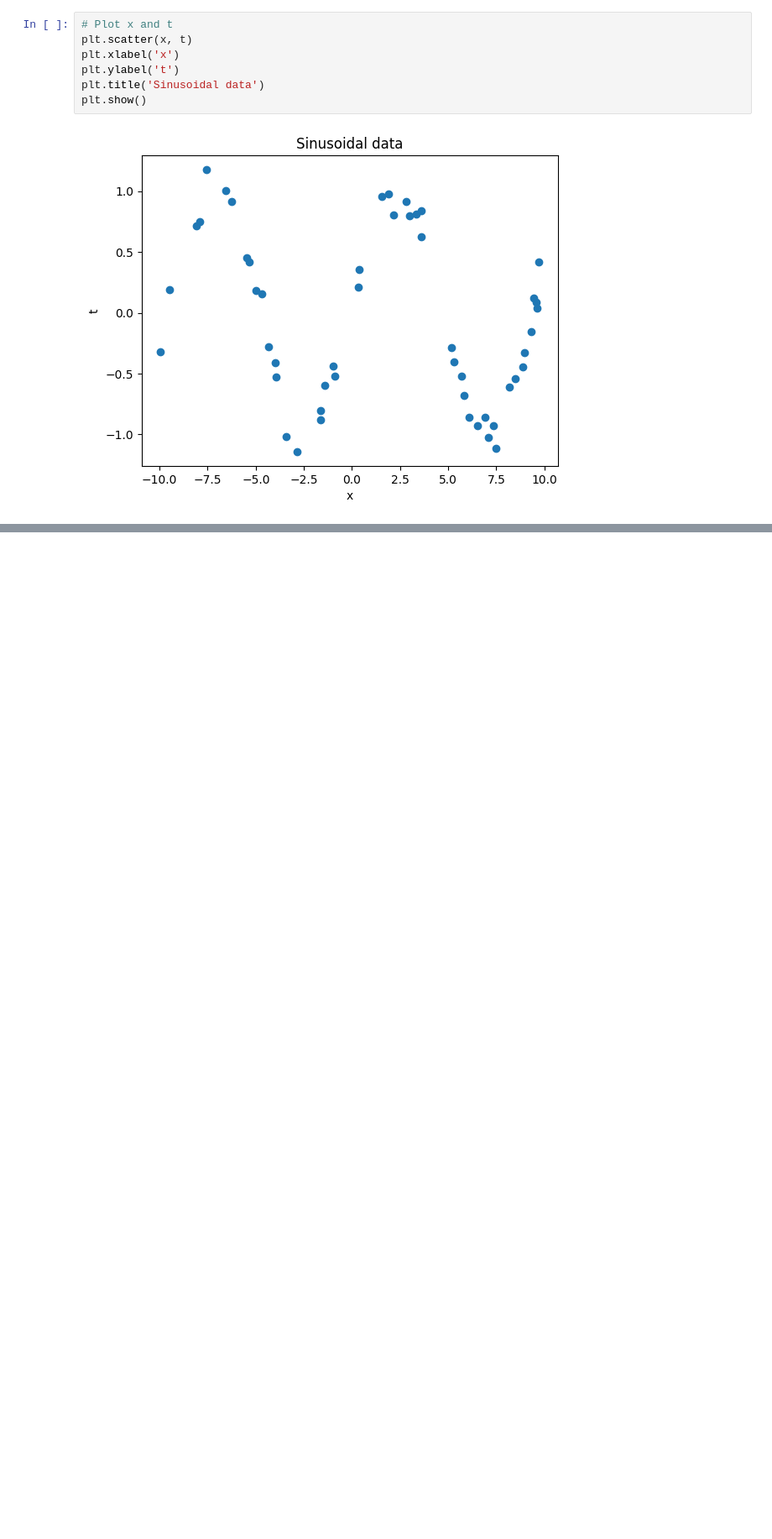
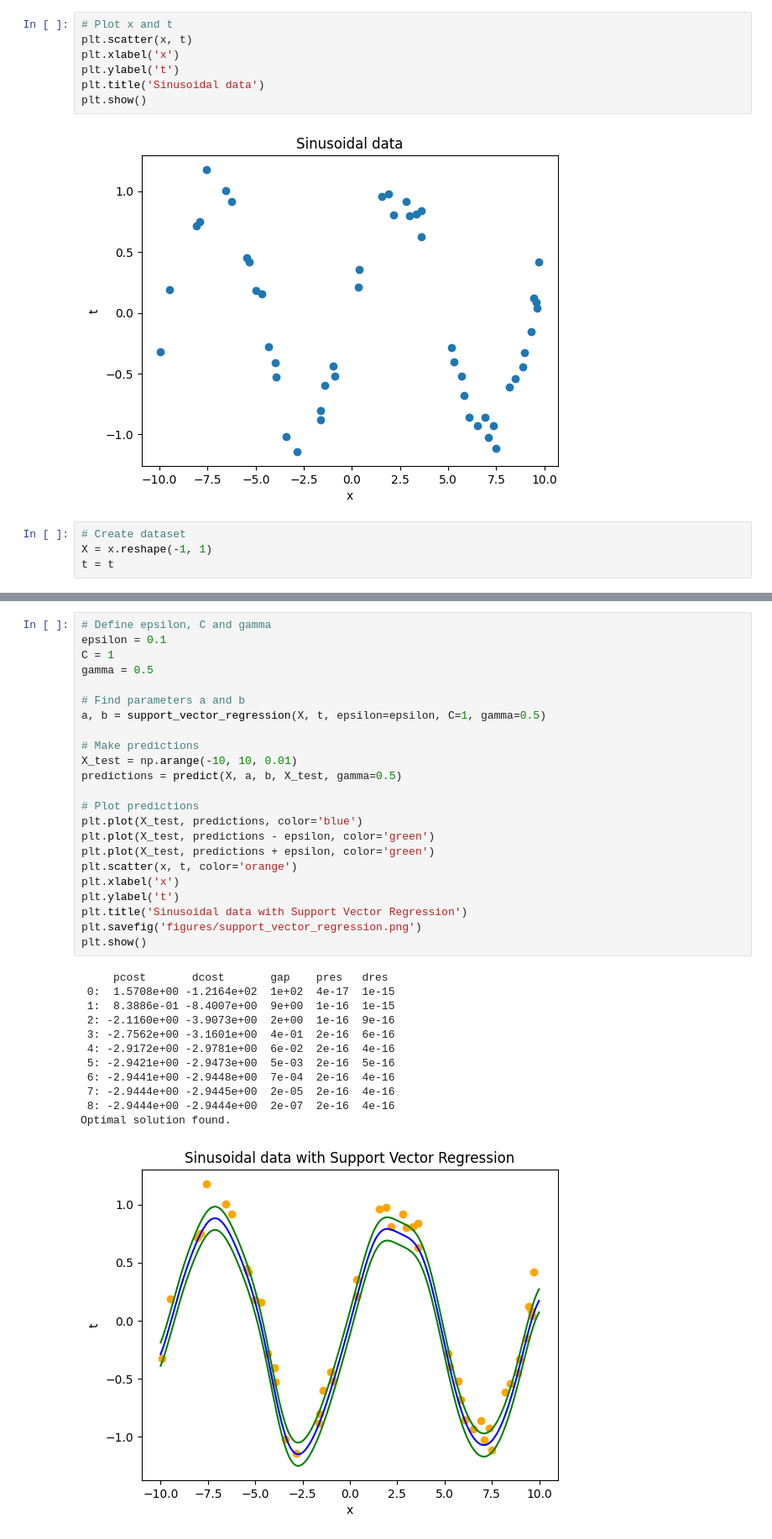
Before and after one commit to SonPhatTranDeveloper/support-vector-regression, a Jupyter notebook: support_vector_regression.ipynb, the cells around one changed output, grey strips where cells are left out. Shown at 84% size. Drawn from its saved outputs; the diff is of its cells as text; blank space fills up the shorter version.

```diff
--- a/support_vector_regression.ipynb
+++ b/support_vector_regression.ipynb
@@ -24,3 +26,7 @@ plt.title('Sinusoidal data')
 plt.show()
 # %% [output]
 [figure]
+# %%
+# Create dataset
+X = x.reshape(-1, 1)
+t = t
@@ -26,0 +114,36 @@ plt.show()
+# %%
+# Define epsilon, C and gamma
+epsilon = 0.1
+C = 1
+gamma = 0.5
+
+# Find parameters a and b
+a, b = support_vector_regression(X, t, epsilon=epsilon, C=1, gamma=0.5)
+
+# Make predictions
+X_test = np.arange(-10, 10, 0.01)
+predictions = predict(X, a, b, X_test, gamma=0.5)
+
+# Plot predictions
+plt.plot(X_test, predictions, color='blue')
+plt.plot(X_test, predictions - epsilon, color='green')
+plt.plot(X_test, predictions + epsilon, color='green')
+plt.scatter(x, t, color='orange')
+plt.xlabel('x')
+plt.ylabel('t')
+plt.title('Sinusoidal data with Support Vector Regression')
+plt.savefig('figures/support_vector_regression.png')
+plt.show()
+# %% [output]
+     pcost       dcost       gap    pres   dres
+ 0:  1.5708e+00 -1.2164e+02  1e+02  4e-17  1e-15
+ 1:  8.3886e-01 -8.4007e+00  9e+00  1e-16  1e-15
+ 2: -2.1160e+00 -3.9073e+00  2e+00  1e-16  9e-16
+ 3: -2.7562e+00 -3.1601e+00  4e-01  2e-16  6e-16
+ 4: -2.9172e+00 -2.9781e+00  6e-02  2e-16  4e-16
+ 5: -2.9421e+00 -2.9473e+00  5e-03  2e-16  5e-16
+ 6: -2.9441e+00 -2.9448e+00  7e-04  2e-16  4e-16
+ 7: -2.9444e+00 -2.9445e+00  2e-05  2e-16  4e-16
+ 8: -2.9444e+00 -2.9444e+00  2e-07  2e-16  4e-16
+Optimal solution found.
+[figure, added]
```
Also changed, not shown: parts of 3 cells of this notebook, 2 other files.
